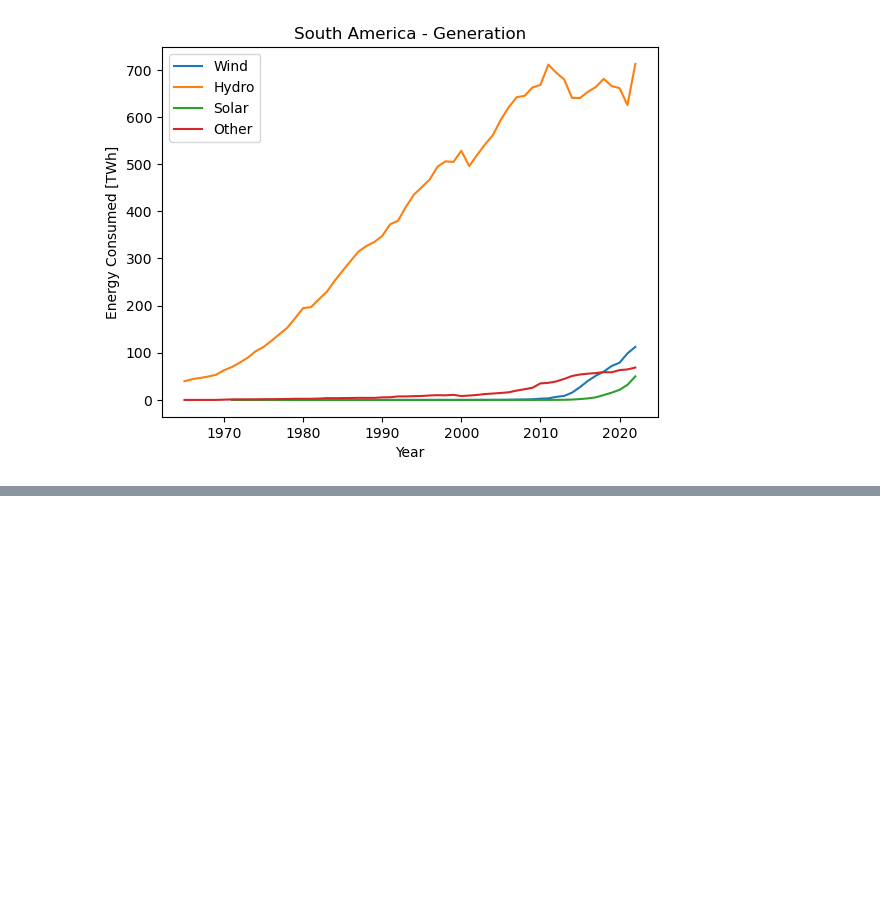
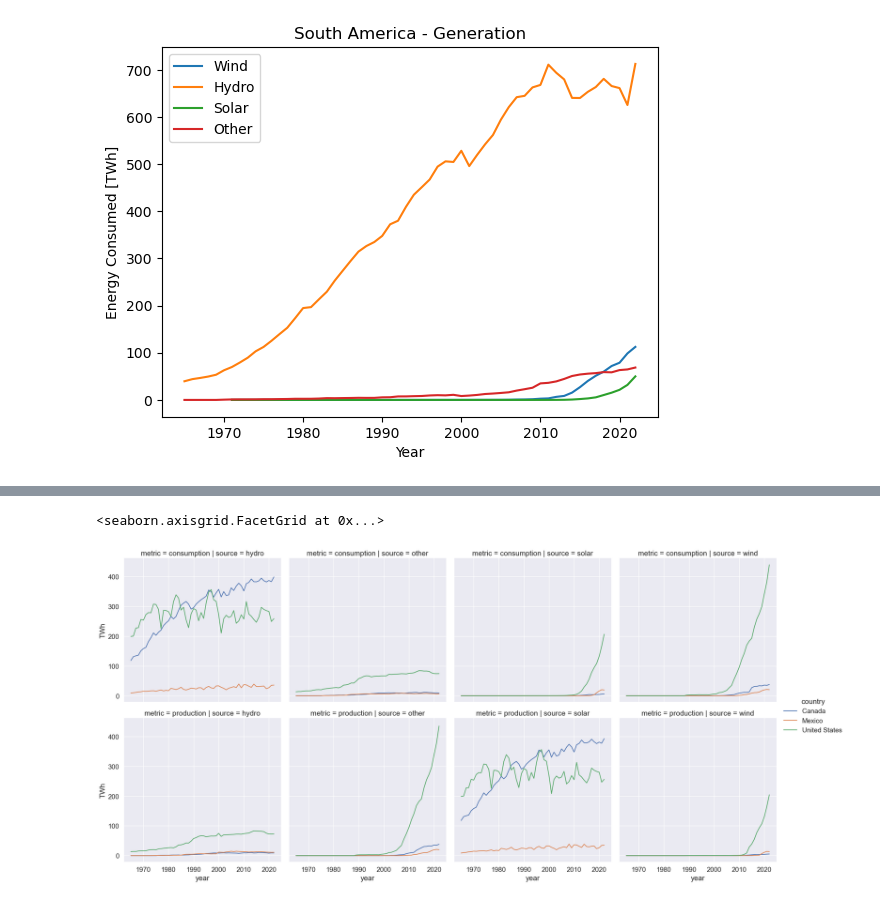
Before and after one commit to ConnorBlandford/fods, a Jupyter notebook: 3250_term_project/fods_3250_termproject_renewable_energy.ipynb, the cells around one changed output, grey strips where cells are left out. Drawn from its saved outputs; the diff is of its cells as text; code cells hidden in the pictures; blank space fills up the shorter version.

```diff
--- a/3250_term_project/fods_3250_termproject_renewable_energy.ipynb
+++ b/3250_term_project/fods_3250_termproject_renewable_energy.ipynb
@@ -235,0 +221,6 @@ with PdfPages(f'Output/{fig_title}.pdf') as pdf:
+# %%
+data_dir = os.path.join('.', 'data')
+consump_file = 'modern-renewable-energy-consumption.csv'
+prod_file = 'modern-renewable-prod.csv'
+
+cols = ['country', 'code', 'year', 'other', 'solar', 'wind', 'hydro']
@@ -235,0 +281,3 @@ with PdfPages(f'Output/{fig_title}.pdf') as pdf:
+# %%
+na_wide = na.unstack(level=[0,1,3])
+na_wide.info()
@@ -235,0 +302,14 @@ with PdfPages(f'Output/{fig_title}.pdf') as pdf:
+# %%
+# interpolate missing values by backfilling
+na_wide.bfill(inplace=True)
+na = na_wide.stack(level=[1,2,3])
+# %%
+# plot raw energy consumption and production trends
+na_long = na.melt(ignore_index=False)
+na_long.columns = ['metric', 'TWh']
+sns.set(font_scale=1.25)
+sns.relplot(data=na_long, x='year', y='TWh', col='source', row='metric',
+            hue='country', kind='line')
+# %% [output]
+<seaborn.axisgrid.FacetGrid at 0x...>
+[figure, added]
```
Also changed, not shown: parts of 13 cells of this notebook.
